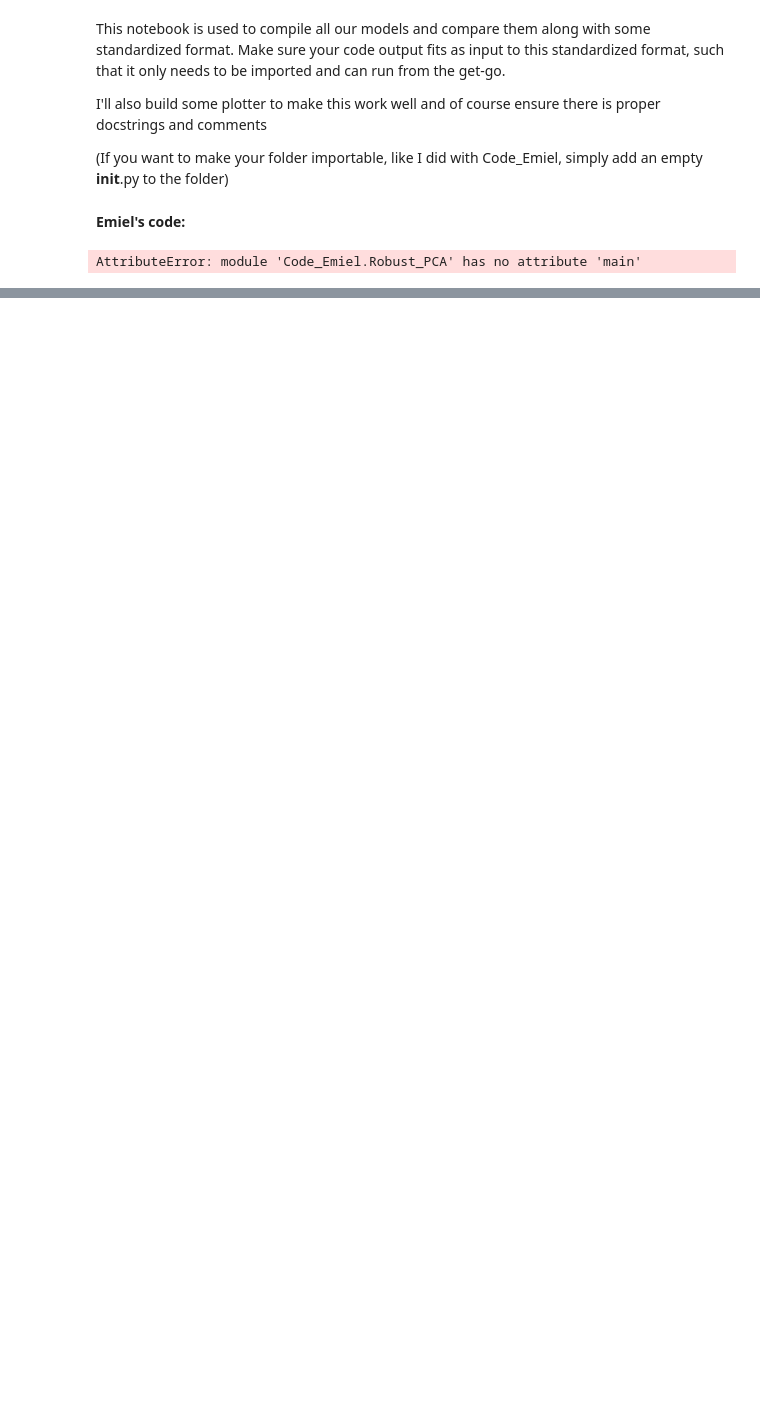
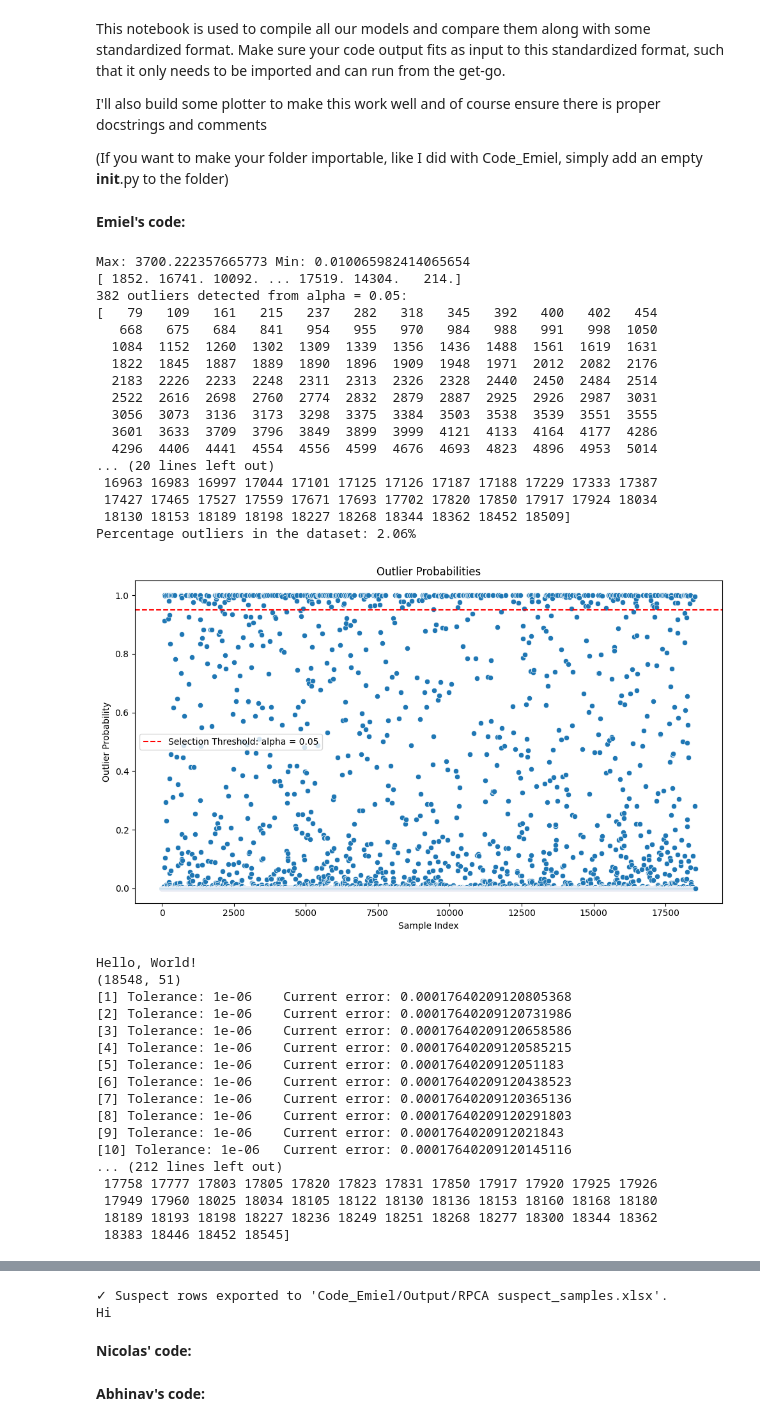
Before and after one commit to Emiel-Nagel/AI-in-the-Professional-Workfield-Code, a Jupyter notebook: Code for AI project.ipynb, the cells around one changed output, grey strips where cells are left out. Cells and saved outputs as stored; diff of their text form; code cells hidden in the pictures; blank space fills up the shorter version.

```diff
--- a/Code for AI project.ipynb
+++ b/Code for AI project.ipynb
@@ -7,21 +107,49 @@ I'll also build some plotter to make this work well and of course ensure there i
 # %% [markdown]
 **Emiel's code:**
-# %%
-# Elliptic Envelope:
-# !pip install numpy
-# !pip install sklearn
-# !pip install scipy
-# !pip install matplotlib
-# !pip install pandas
-# !pip install seaborn
-from Code_Emiel import Elliptic_Envelope as elliptic_envelope_emiel
-
-# Robust PCA
-# !pip install rpca
-# !pip install pyrpca
-from Code_Emiel import Robust_PCA as rpca_emiel
-
-# print(elliptic_envelope_emiel.main())
-print(rpca_emiel.main())
-# %% [output]
-AttributeError: module 'Code_Emiel.Robust_PCA' has no attribute 'main'
+# %%
+from Code_Emiel import Elliptic_Envelope as elliptic_envelope_emiel
+from Code_Emiel import Robust_PCA as rpca_emiel
+
+outliers, confidences = elliptic_envelope_emiel.main()
+standard_format.add_outlier_samples("Elliptic Envelope Emiel", outliers)
+standard_format.add_confidences("Elliptic Envelope Emiel", confidences)
+
+outliers, confidences = rpca_emiel.main()
+standard_format.add_outlier_samples("Robust PCA Emiel", outliers)
+standard_format.add_confidences("Robust PCA Emiel", confidences)
+# %% [output]
+Max: 3700.222357665773 Min: 0.010065982414065654
+[ 1852. 16741. 10092. ... 17519. 14304.   214.]
+382 outliers detected from alpha = 0.05:
+[   79   109   161   215   237   282   318   345   392   400   402   454
+   668   675   684   841   954   955   970   984   988   991   998  1050
+  1084  1152  1260  1302  1309  1339  1356  1436  1488  1561  1619  1631
+  1822  1845  1887  1889  1890  1896  1909  1948  1971  2012  2082  2176
+  2183  2226  2233  2248  2311  2313  2326  2328  2440  2450  2484  2514
+  2522  2616  2698  2760  2774  2832  2879  2887  2925  2926  2987  3031
+  3056  3073  3136  3173  3298  3375  3384  3503  3538  3539  3551  3555
+  3601  3633  3709  3796  3849  3899  3999  4121  4133  4164  4177  4286
+  4296  4406  4441  4554  4556  4599  4676  4693  4823  4896  4953  5014
+... (20 lines left out)
+ 16963 16983 16997 17044 17101 17125 17126 17187 17188 17229 17333 17387
+ 17427 17465 17527 17559 17671 17693 17702 17820 17850 17917 17924 18034
+ 18130 18153 18189 18198 18227 18268 18344 18362 18452 18509]
+Percentage outliers in the dataset: 2.06%
+[figure, added]
+Hello, World!
+(18548, 51)
+[1] Tolerance: 1e-06    Current error: 0.00017640209120805368
+[2] Tolerance: 1e-06    Current error: 0.00017640209120731986
+[3] Tolerance: 1e-06    Current error: 0.00017640209120658586
+[4] Tolerance: 1e-06    Current error: 0.00017640209120585215
+[5] Tolerance: 1e-06    Current error: 0.0001764020912051183
+[6] Tolerance: 1e-06    Current error: 0.00017640209120438523
+[7] Tolerance: 1e-06    Current error: 0.00017640209120365136
+[8] Tolerance: 1e-06    Current error: 0.00017640209120291803
+[9] Tolerance: 1e-06    Current error: 0.0001764020912021843
+[10] Tolerance: 1e-06   Current error: 0.00017640209120145116
+... (212 lines left out)
+ 17758 17777 17803 17805 17820 17823 17831 17850 17917 17920 17925 17926
+ 17949 17960 18025 18034 18105 18122 18130 18136 18153 18160 18168 18180
+ 18189 18193 18198 18227 18236 18249 18251 18268 18277 18300 18344 18362
+ 18383 18446 18452 18545]
@@ -27,0 +157,6 @@ AttributeError: module 'Code_Emiel.Robust_PCA' has no attribute 'main'
+✓ Suspect rows exported to 'Code_Emiel/Output/RPCA suspect_samples.xlsx'.
+Hi
+# %% [markdown]
+**Nicolas' code:**
+# %% [markdown]
+**Abhinav's code:**
```
Also changed, not shown: parts of 6 cells of this notebook, 3 other files.
